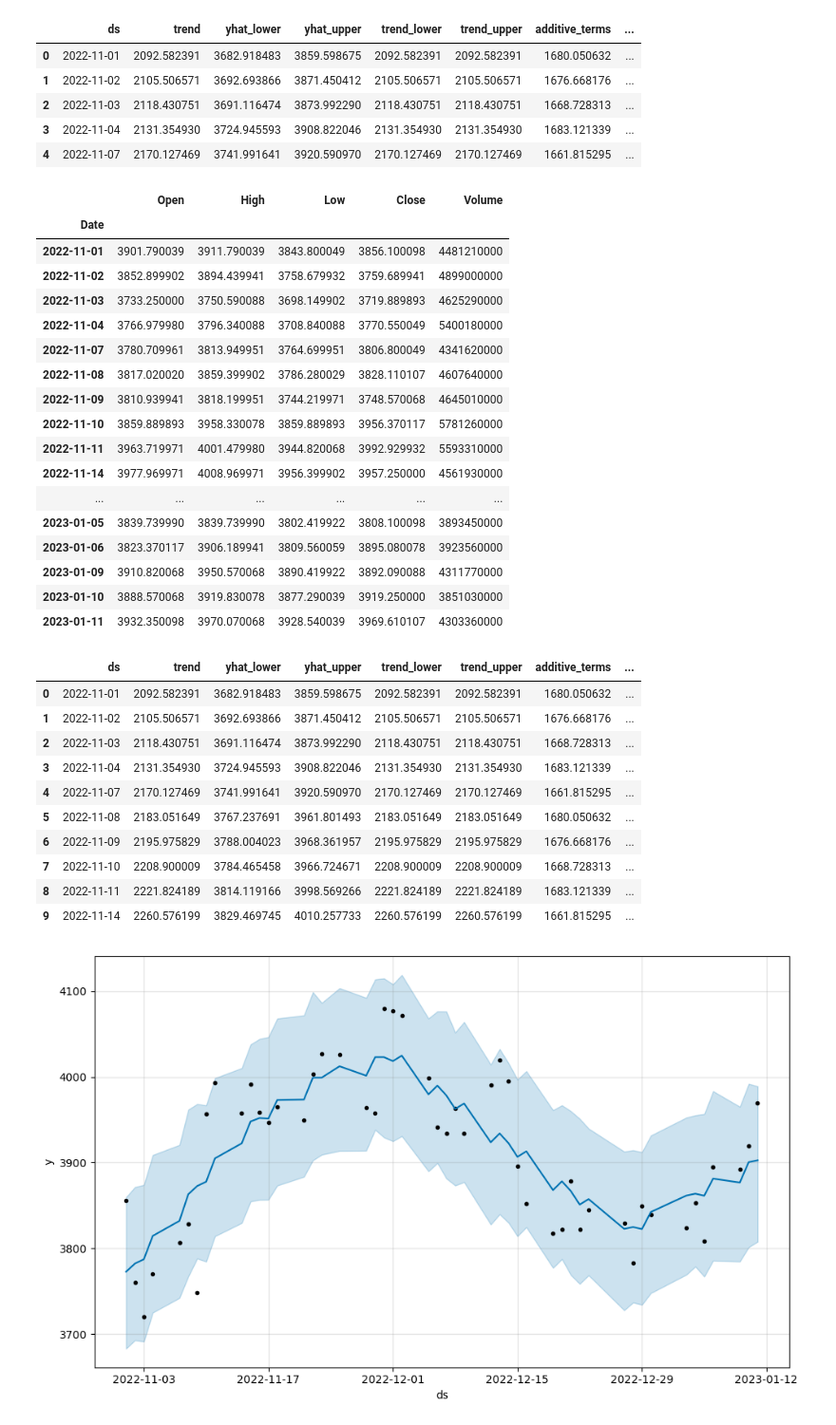
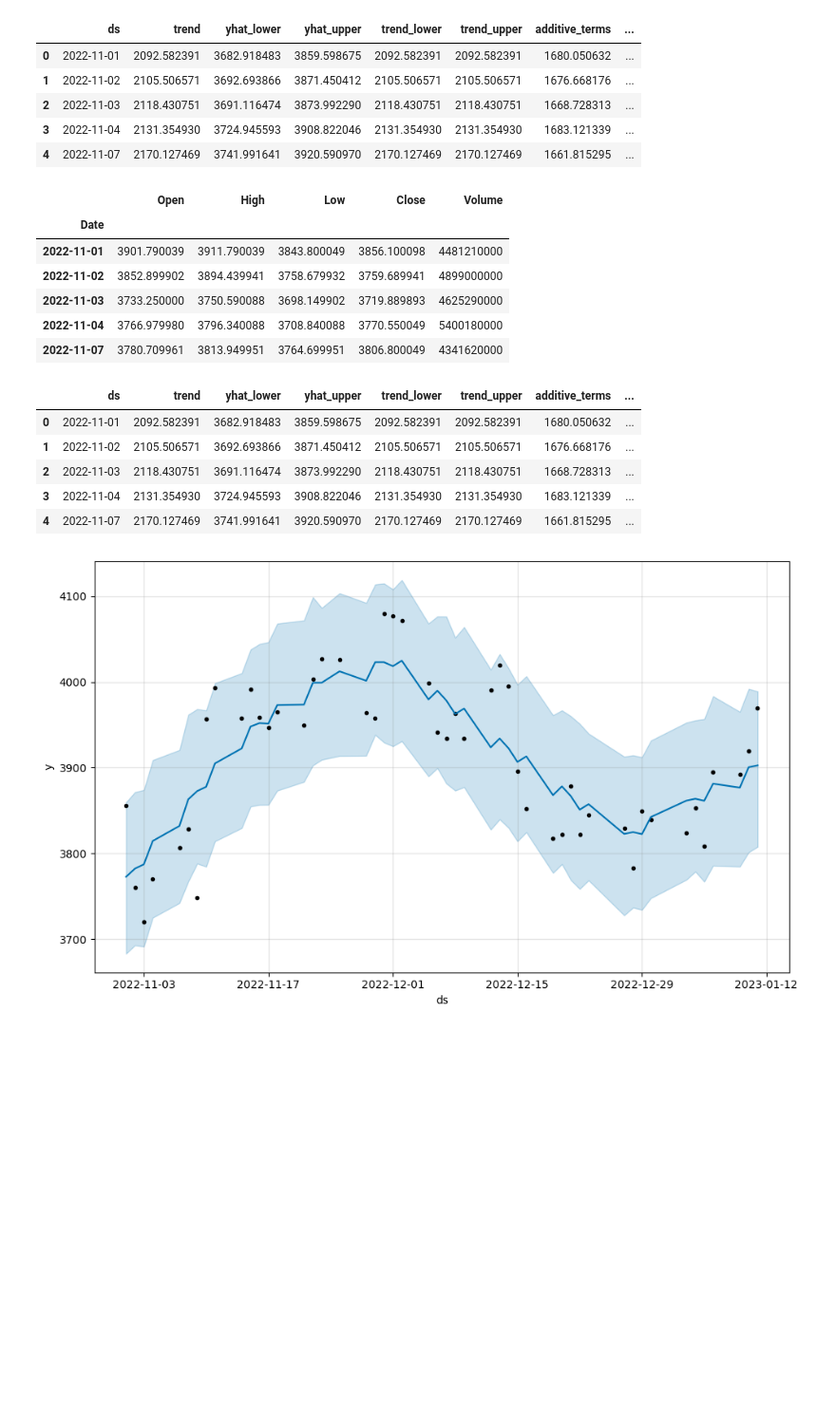
Before and after one commit to YanaOrf/Stock_market_sentiment_analysis, a Jupyter notebook: sent_analysis FB Prophet.ipynb, the cells around one changed output. Shown at 95% size. Drawn from its saved outputs; the diff is of its cells as text; code cells hidden in the pictures; blank space fills up the shorter version.

```diff
--- a/sent_analysis FB Prophet.ipynb
+++ b/sent_analysis FB Prophet.ipynb
@@ -712,28 +949,17 @@ forecest_close.head(5)
 | 3 | 2022-11-04 | 2131.354930 | 3724.945593 | 3908.822046 | 2131.354930 | 2131.354930 | 1683.121339 | ... |
 | 4 | 2022-11-07 | 2170.127469 | 3741.991641 | 3920.590970 | 2170.127469 | 2170.127469 | 1661.815295 | ... |
 # %%
-index_price
+index_price.head(5)
 # %% [output]
 |  | Open | High | Low | Close | Volume |
 | Date |  |  |  |  |  |
 | 2022-11-01 | 3901.790039 | 3911.790039 | 3843.800049 | 3856.100098 | 4481210000 |
 | 2022-11-02 | 3852.899902 | 3894.439941 | 3758.679932 | 3759.689941 | 4899000000 |
 | 2022-11-03 | 3733.250000 | 3750.590088 | 3698.149902 | 3719.889893 | 4625290000 |
 | 2022-11-04 | 3766.979980 | 3796.340088 | 3708.840088 | 3770.550049 | 5400180000 |
 | 2022-11-07 | 3780.709961 | 3813.949951 | 3764.699951 | 3806.800049 | 4341620000 |
-| 2022-11-08 | 3817.020020 | 3859.399902 | 3786.280029 | 3828.110107 | 4607640000 |
-| 2022-11-09 | 3810.939941 | 3818.199951 | 3744.219971 | 3748.570068 | 4645010000 |
-| 2022-11-10 | 3859.889893 | 3958.330078 | 3859.889893 | 3956.370117 | 5781260000 |
-| 2022-11-11 | 3963.719971 | 4001.479980 | 3944.820068 | 3992.929932 | 5593310000 |
-| 2022-11-14 | 3977.969971 | 4008.969971 | 3956.399902 | 3957.250000 | 4561930000 |
-| ... | ... | ... | ... | ... | ... |
-| 2023-01-05 | 3839.739990 | 3839.739990 | 3802.419922 | 3808.100098 | 3893450000 |
-| 2023-01-06 | 3823.370117 | 3906.189941 | 3809.560059 | 3895.080078 | 3923560000 |
-| 2023-01-09 | 3910.820068 | 3950.570068 | 3890.419922 | 3892.090088 | 4311770000 |
-| 2023-01-10 | 3888.570068 | 3919.830078 | 3877.290039 | 3919.250000 | 3851030000 |
-| 2023-01-11 | 3932.350098 | 3970.070068 | 3928.540039 | 3969.610107 | 4303360000 |
 # %%
-forecest_close.head(10)
+forecest_close.head(5)
 # %% [output]
 |  | ds | trend | yhat_lower | yhat_upper | trend_lower | trend_upper | additive_terms | ... |
 | 0 | 2022-11-01 | 2092.582391 | 3682.918483 | 3859.598675 | 2092.582391 | 2092.582391 | 1680.050632 | ... |
@@ -741,11 +967,6 @@ forecest_close.head(10)
 | 2 | 2022-11-03 | 2118.430751 | 3691.116474 | 3873.992290 | 2118.430751 | 2118.430751 | 1668.728313 | ... |
 | 3 | 2022-11-04 | 2131.354930 | 3724.945593 | 3908.822046 | 2131.354930 | 2131.354930 | 1683.121339 | ... |
 | 4 | 2022-11-07 | 2170.127469 | 3741.991641 | 3920.590970 | 2170.127469 | 2170.127469 | 1661.815295 | ... |
-| 5 | 2022-11-08 | 2183.051649 | 3767.237691 | 3961.801493 | 2183.051649 | 2183.051649 | 1680.050632 | ... |
-| 6 | 2022-11-09 | 2195.975829 | 3788.004023 | 3968.361957 | 2195.975829 | 2195.975829 | 1676.668176 | ... |
-| 7 | 2022-11-10 | 2208.900009 | 3784.465458 | 3966.724671 | 2208.900009 | 2208.900009 | 1668.728313 | ... |
-| 8 | 2022-11-11 | 2221.824189 | 3814.119166 | 3998.569266 | 2221.824189 | 2221.824189 | 1683.121339 | ... |
-| 9 | 2022-11-14 | 2260.576199 | 3829.469745 | 4010.257733 | 2260.576199 | 2260.576199 | 1661.815295 | ... |
 # %%
 plot1=m.plot(forecest_close)
 # %% [output]
```
Also changed, not shown: parts of 35 cells of this notebook, 1 other file.
